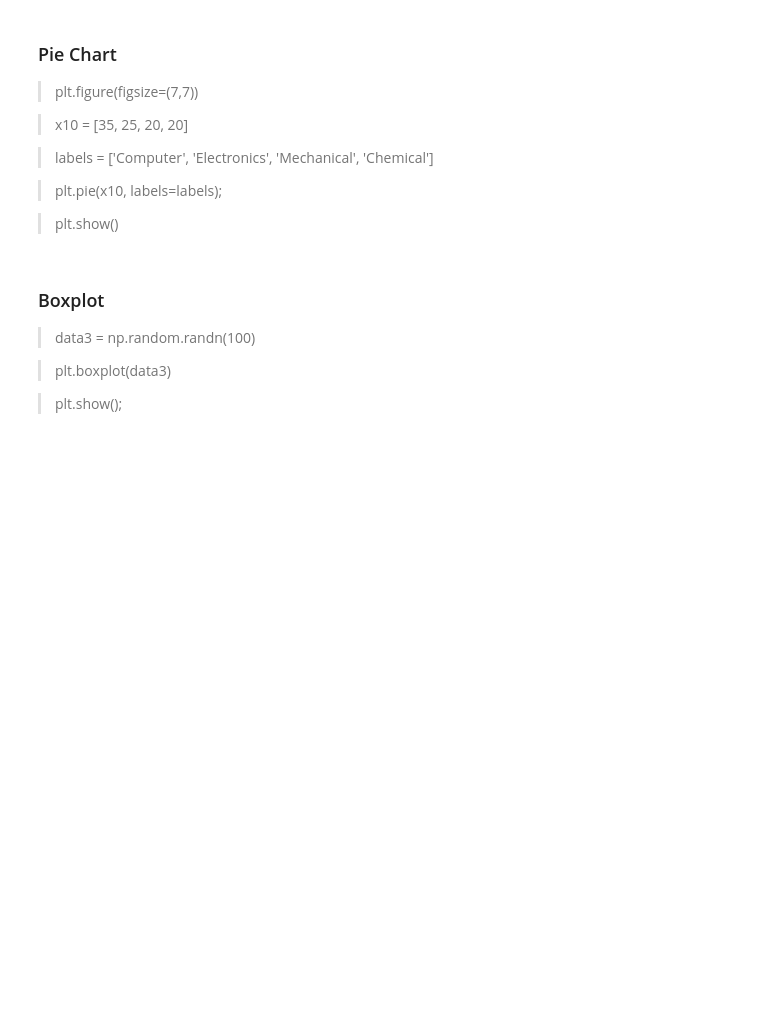
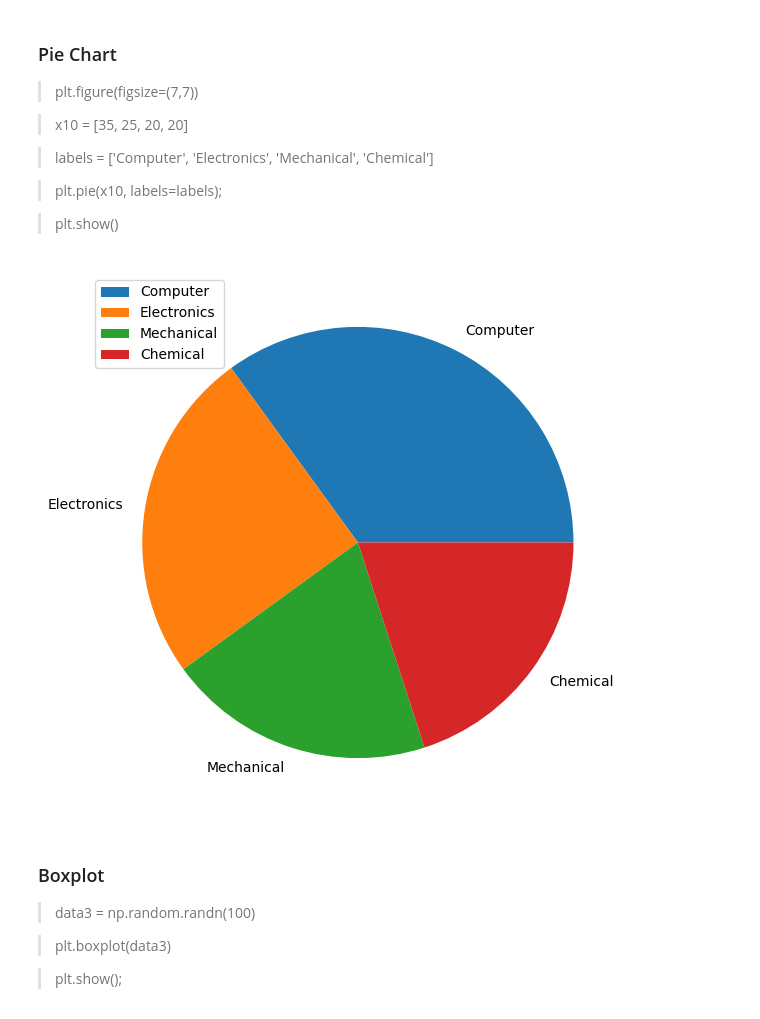
Before and after one commit to FlavioC30/PracticasSisDInfII, a Jupyter notebook: 03_Matplotlib.ipynb, the cells around one changed output. Drawn from its saved outputs; the diff is of its cells as text; code cells hidden in the pictures; blank space fills up the shorter version.

```diff
--- a/03_Matplotlib.ipynb
+++ b/03_Matplotlib.ipynb
@@ -385,6 +385,15 @@ plt.show()
 > plt.pie(x10, labels=labels);
 
 > plt.show()
+# %%
+plt.figure(figsize=(7,7))
+x10 = [35,25,20,20]
+labels = ['Computer', 'Electronics', 'Mechanical', 'Chemical']
+plt.pie(x10, labels=labels)
+plt.legend()
+plt.show()
+# %% [output]
+[figure, added]
 # %% [markdown]
 ###  Boxplot
 
```
Also changed, not shown: parts of 1 cell of this notebook.
